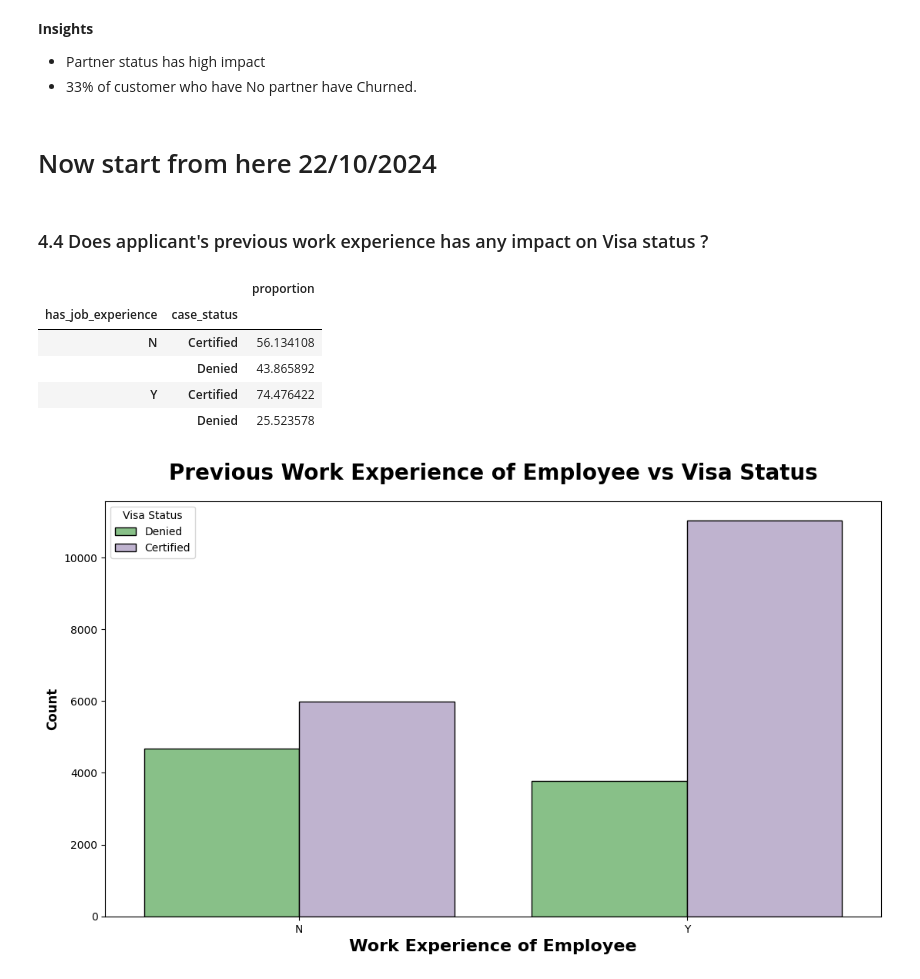
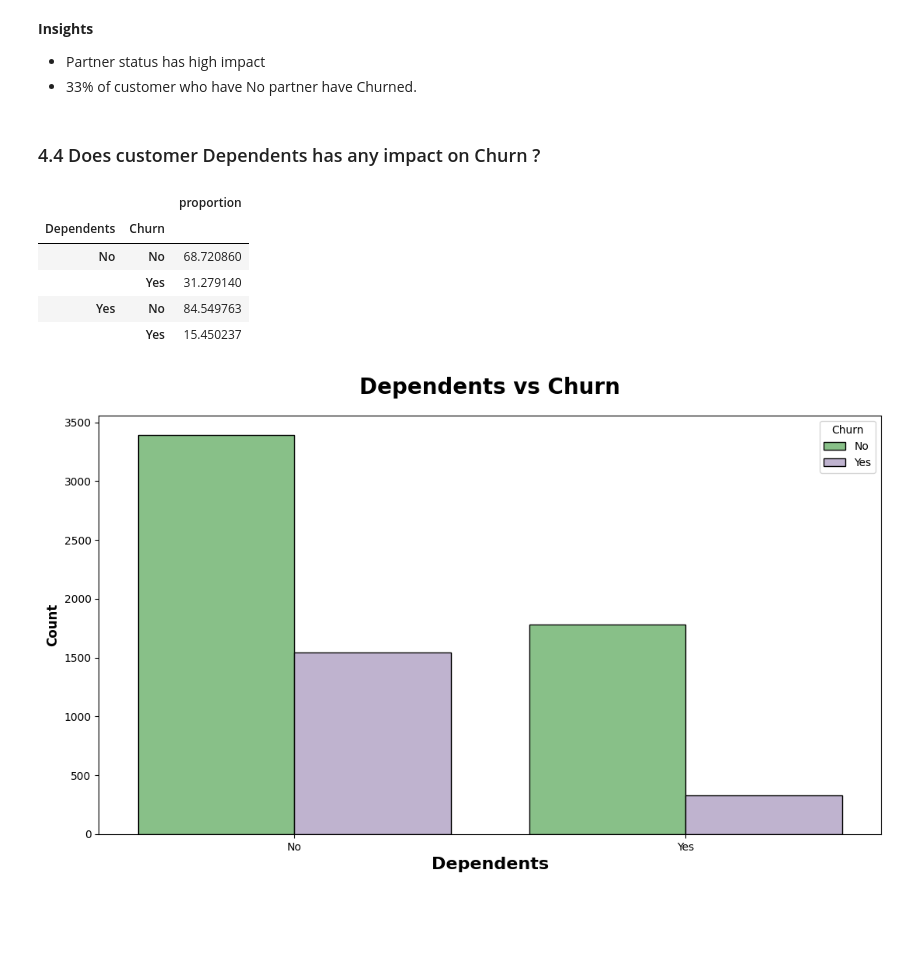
Before and after one commit to thekazisakib/Customer-Churn-Prediction-and-Retention-Optimization, a Jupyter notebook: notebook/1_EDA_churn.ipynb, the cells around one changed output. Cells and saved outputs as stored; diff of their text form; code cells hidden in the pictures; blank space fills up the shorter version.

Commit message:
added eda_churn

```diff
--- a/notebook/1_EDA_churn.ipynb
+++ b/notebook/1_EDA_churn.ipynb
@@ -451,30 +451,28 @@ plt.show()
 **Insights**
 - Partner status has high impact
 - 33% of customer who have No partner have Churned.
-# %% [markdown]
-# Now start from here 22/10/2024
 # %% [markdown]
-### 4.4 Does applicant's previous work experience has any impact on Visa status ?
+### 4.4 Does customer Dependents has any impact on Churn ?
 # %%
 #group data by has_job_experience and count case_status
-df.groupby('has_job_experience')['case_status'].value_counts(normalize=True).to_frame()*100
+df.groupby('Dependents')['Churn'].value_counts(normalize=True).to_frame()*100
 # %% [output]
 |  |  | proportion |
-| has_job_experience | case_status |  |
-| N | Certified | 56.134108 |
-|  | Denied | 43.865892 |
-| Y | Certified | 74.476422 |
-|  | Denied | 25.523578 |
+| Dependents | Churn |  |
+| No | No | 68.720860 |
+|  | Yes | 31.279140 |
+| Yes | No | 84.549763 |
+|  | Yes | 15.450237 |
 # %%
 plt.subplots(figsize=(13,7))
-sns.countplot(x="has_job_experience",hue="case_status", data=df, ec= "black",palette="Accent")
-plt.title("Previous Work Experience of Employee vs Visa Status", weight="bold",fontsize=20, pad=20)
+sns.countplot(x="Dependents",hue="Churn", data=df, ec= "black",palette="Accent")
+plt.title("Dependents vs Churn", weight="bold",fontsize=20, pad=20)
 plt.ylabel("Count", weight="bold", fontsize=12)
-plt.xlabel("Work Experience of Employee", weight="bold", fontsize=16)
-plt.legend(title="Visa Status", fancybox=True)
+plt.xlabel("Dependents", weight="bold", fontsize=16)
+plt.legend(title="Churn", fancybox=True)
 plt.show()
 # %% [output]
-[figure, old version]
+[figure, new version]
 # %%
 plt.figure(figsize=[14,7])
 
```
Also changed, not shown: parts of 38 cells of this notebook.
